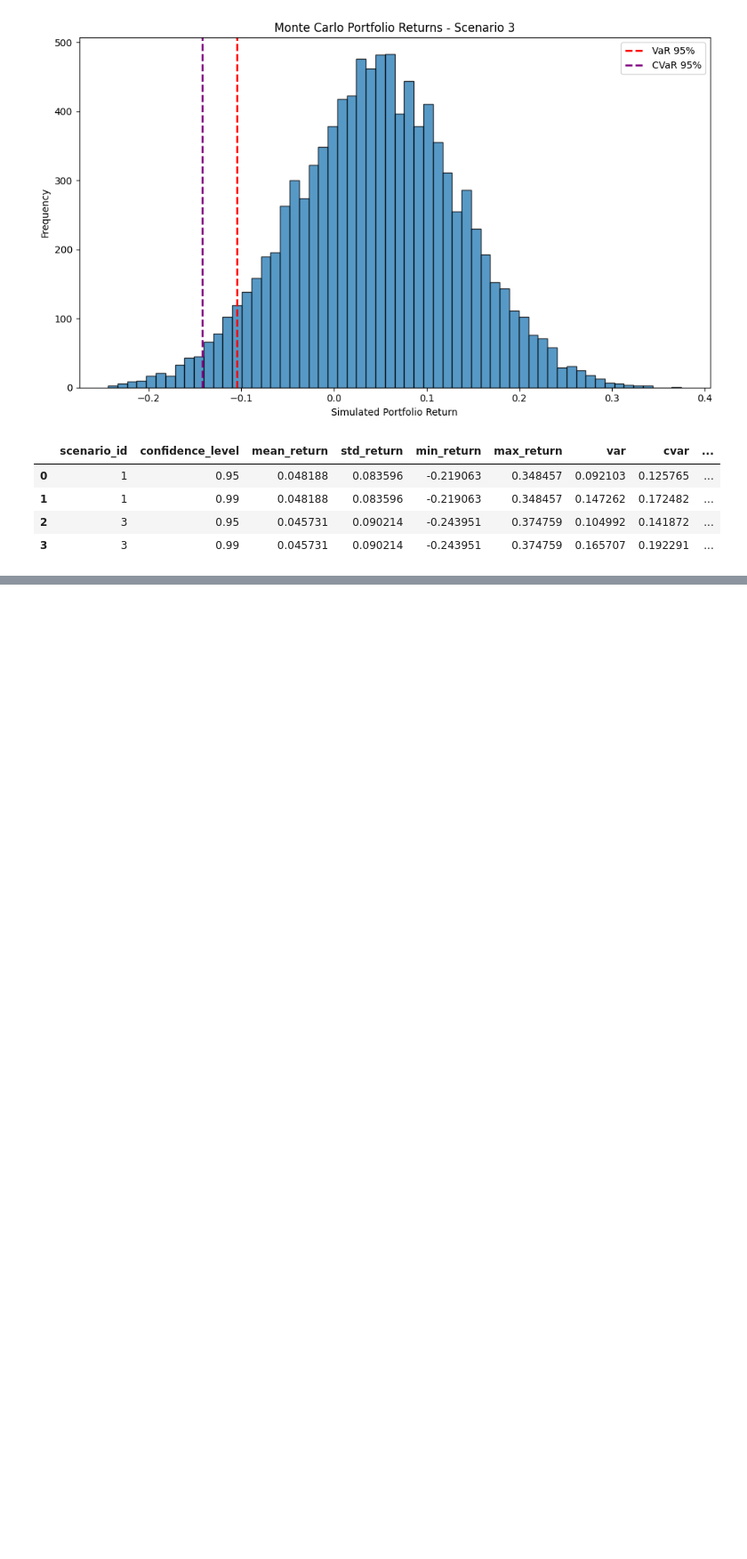
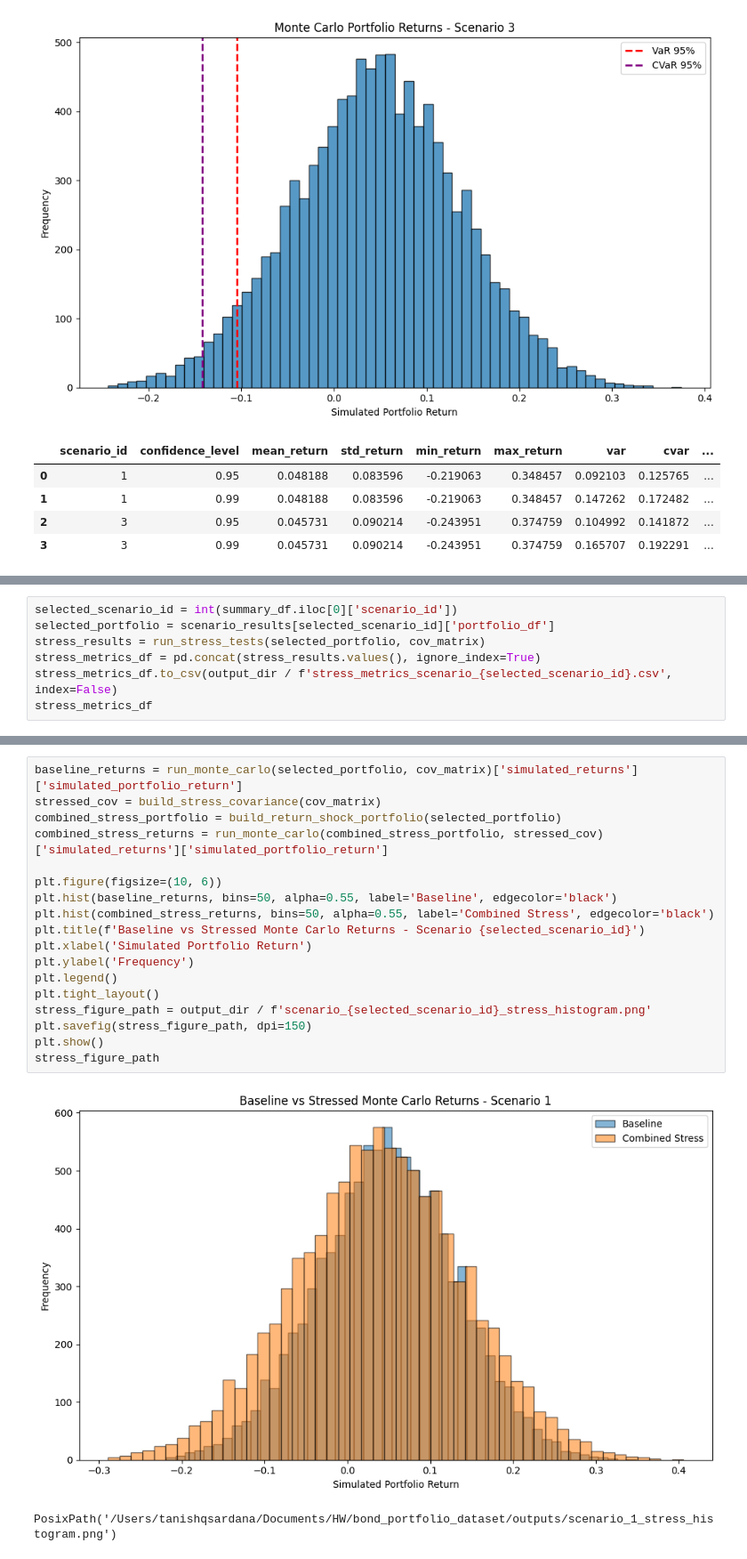
Before and after one commit to tanishqsardana/financial_risk_engine, a Jupyter notebook: notebooks/final_project_pipeline.ipynb, the cells around one changed output, grey strips where cells are left out. Shown at 89% size. Cells and saved outputs as stored; diff of their text form; blank space fills up the shorter version.

Commit message:
Add stress testing and covariance benchmarking

```diff
--- a/notebooks/final_project_pipeline.ipynb
+++ b/notebooks/final_project_pipeline.ipynb
@@ -163 +166,8 @@ final_summary_df
 2 rows × 23 columns
+# %%
+selected_scenario_id = int(summary_df.iloc[0]['scenario_id'])
+selected_portfolio = scenario_results[selected_scenario_id]['portfolio_df']
+stress_results = run_stress_tests(selected_portfolio, cov_matrix)
+stress_metrics_df = pd.concat(stress_results.values(), ignore_index=True)
+stress_metrics_df.to_csv(output_dir / f'stress_metrics_scenario_{selected_scenario_id}.csv', index=False)
+stress_metrics_df
@@ -163,0 +184,21 @@ final_summary_df
+# %%
+baseline_returns = run_monte_carlo(selected_portfolio, cov_matrix)['simulated_returns']['simulated_portfolio_return']
+stressed_cov = build_stress_covariance(cov_matrix)
+combined_stress_portfolio = build_return_shock_portfolio(selected_portfolio)
+combined_stress_returns = run_monte_carlo(combined_stress_portfolio, stressed_cov)['simulated_returns']['simulated_portfolio_return']
+
+plt.figure(figsize=(10, 6))
+plt.hist(baseline_returns, bins=50, alpha=0.55, label='Baseline', edgecolor='black')
+plt.hist(combined_stress_returns, bins=50, alpha=0.55, label='Combined Stress', edgecolor='black')
+plt.title(f'Baseline vs Stressed Monte Carlo Returns - Scenario {selected_scenario_id}')
+plt.xlabel('Simulated Portfolio Return')
+plt.ylabel('Frequency')
+plt.legend()
+plt.tight_layout()
+stress_figure_path = output_dir / f'scenario_{selected_scenario_id}_stress_histogram.png'
+plt.savefig(stress_figure_path, dpi=150)
+plt.show()
+stress_figure_path
+# %% [output]
+[figure, added]
+PosixPath('/Users/tanishqsardana/Documents/HW/bond_portfolio_dataset/outputs/scenario_1_stress_histogram.png')
```
Also changed, not shown: parts of 7 cells of this notebook, 19 other files.
